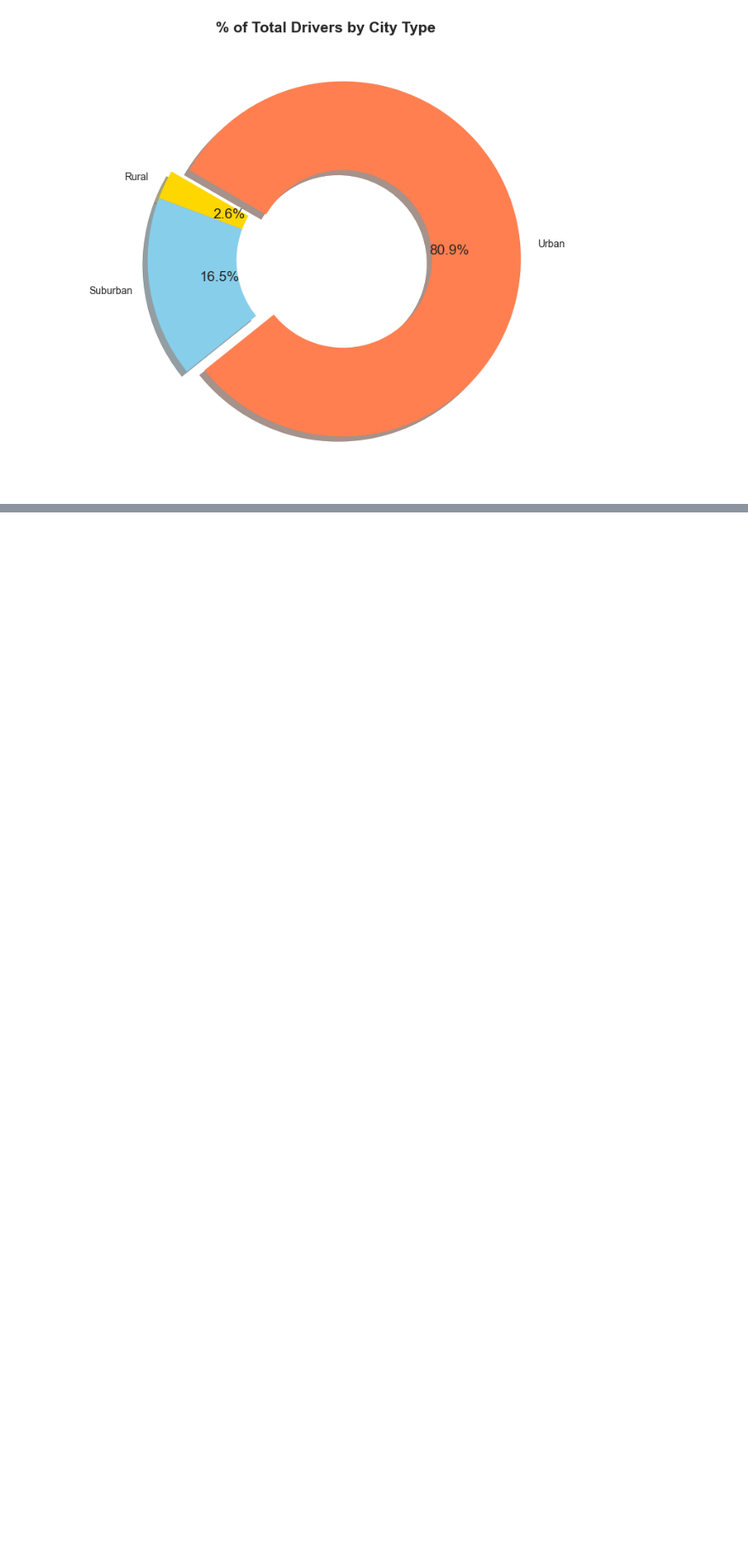
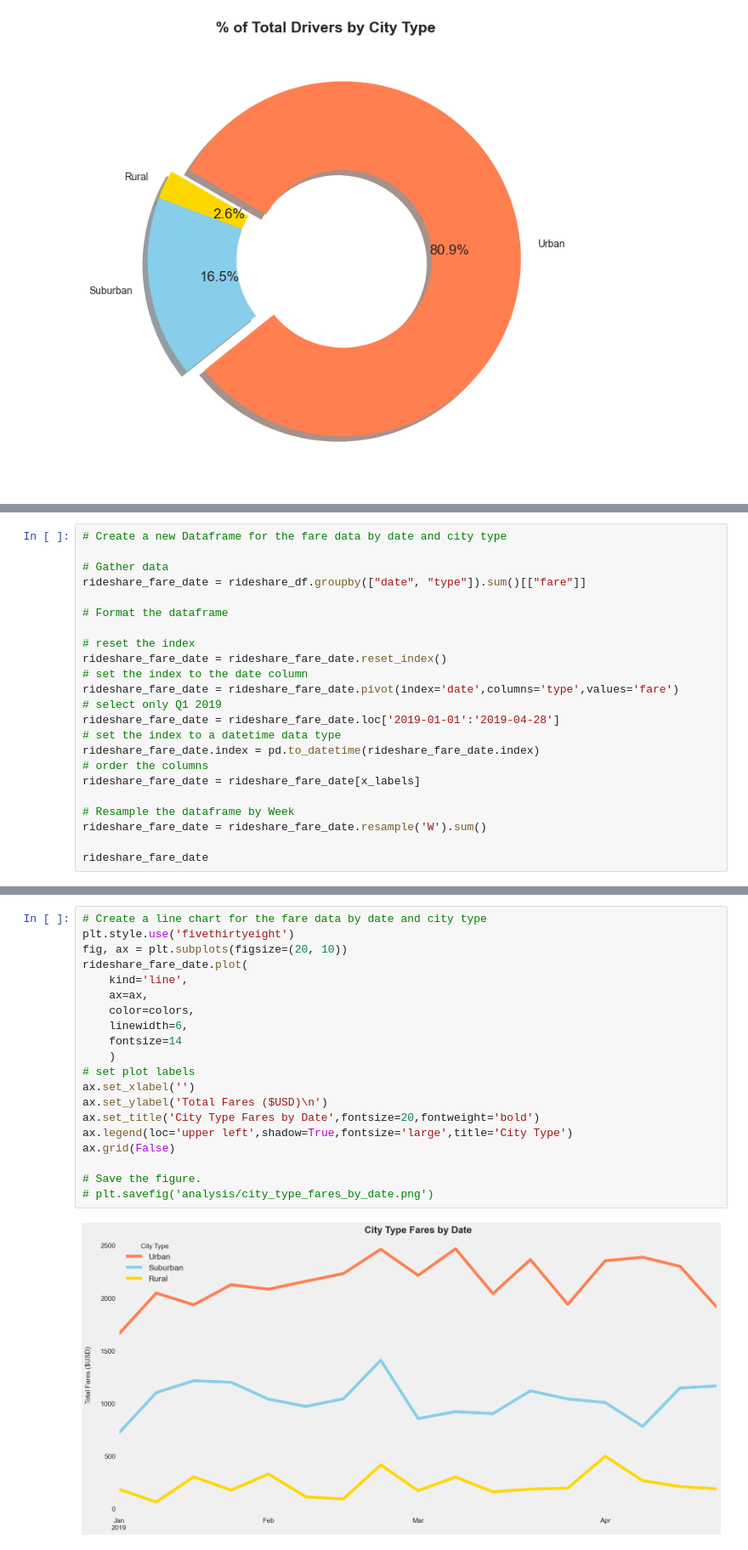
Before and after one commit to LJD0/Rideshare_Analysis, a Jupyter notebook: RideShare_Analysis.ipynb, the cells around one changed output, grey strips where cells are left out. Shown: that part at 85% size. Drawn from its saved outputs; the diff is of its cells as text; blank space fills up the shorter version.

Commit message:
Rideshare Analysis final code commit

```diff
--- a/RideShare_Analysis.ipynb
+++ b/RideShare_Analysis.ipynb
@@ -340,0 +407,23 @@ mpl.rcParams['font.size'] = 14
+# %%
+# Create a new Dataframe for the fare data by date and city type
+
+# Gather data
+rideshare_fare_date = rideshare_df.groupby(["date", "type"]).sum()[["fare"]]
+
+# Format the dataframe
+
+# reset the index
+rideshare_fare_date = rideshare_fare_date.reset_index()
+# set the index to the date column
+rideshare_fare_date = rideshare_fare_date.pivot(index='date',columns='type',values='fare')
+# select only Q1 2019
+rideshare_fare_date = rideshare_fare_date.loc['2019-01-01':'2019-04-28']
+# set the index to a datetime data type
+rideshare_fare_date.index = pd.to_datetime(rideshare_fare_date.index)
+# order the columns
+rideshare_fare_date = rideshare_fare_date[x_labels]
+
+# Resample the dataframe by Week
+rideshare_fare_date = rideshare_fare_date.resample('W').sum()
+
+rideshare_fare_date
@@ -340,0 +450,22 @@ mpl.rcParams['font.size'] = 14
+# %%
+# Create a line chart for the fare data by date and city type
+plt.style.use('fivethirtyeight')
+fig, ax = plt.subplots(figsize=(20, 10))
+rideshare_fare_date.plot(
+    kind='line',
+    ax=ax,
+    color=colors,
+    linewidth=6,
+    fontsize=14
+    )
+# set plot labels
+ax.set_xlabel('')
+ax.set_ylabel('Total Fares ($USD)\n')
+ax.set_title('City Type Fares by Date',fontsize=20,fontweight='bold')
+ax.legend(loc='upper left',shadow=True,fontsize='large',title='City Type')
+ax.grid(False)
+
+# Save the figure.
+# plt.savefig('analysis/city_type_fares_by_date.png')
+# %% [output]
+[figure, added]
```
Also changed, not shown: parts of 11 cells of this notebook, 2 other files.
